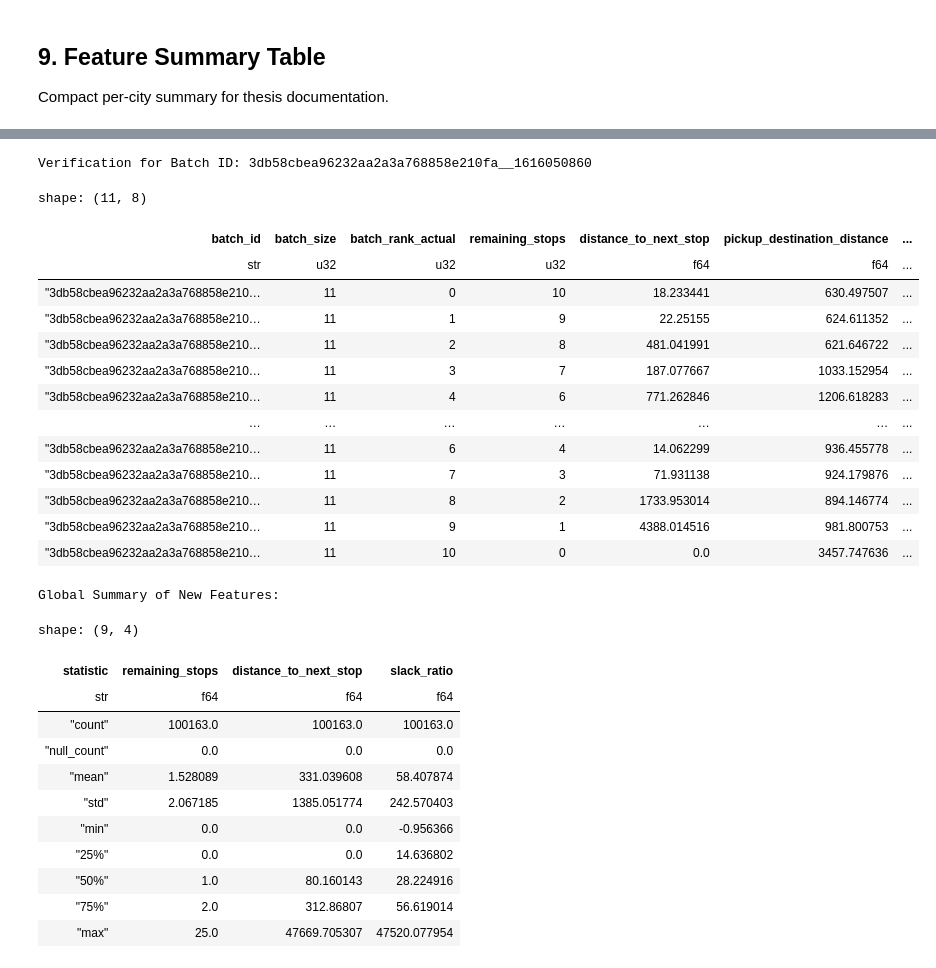
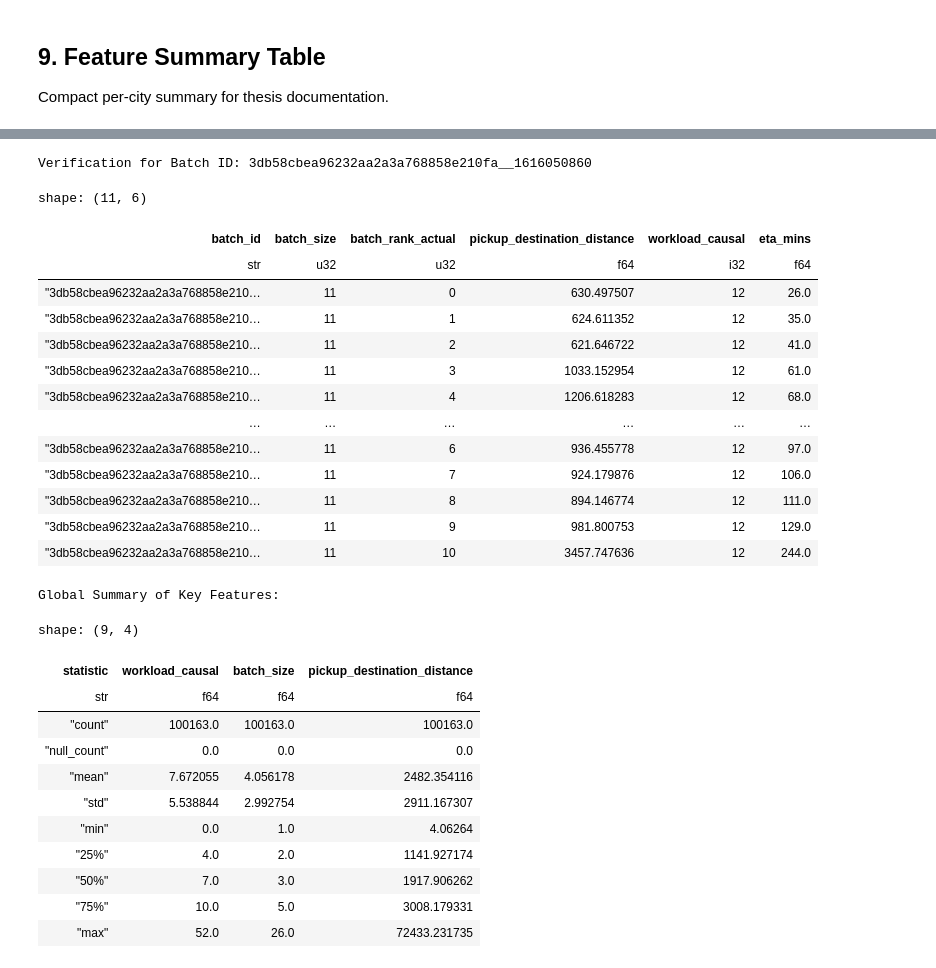
Before and after one commit to aymuos/endgame, a Jupyter notebook: 00_master_feature_creator.ipynb, the cells around one changed output, grey strips where cells are left out. Drawn from its saved outputs; the diff is of its cells as text; code cells hidden in the pictures.

Commit message:
Created using Colab:  delivery level recalculated

```diff
--- a/00_master_feature_creator.ipynb
+++ b/00_master_feature_creator.ipynb
@@ -1929,57 +2015,58 @@ feature_summary(city_results)
 # %%
-# Verify the new features logic for a sample batch
+# Verify the feature logic for a sample batch
 verification_cols = [
     "batch_id",
     "batch_size",
     "batch_rank_actual",
-    "remaining_stops",
-    "distance_to_next_stop",
     "pickup_destination_distance",
-    "slack_ratio",
+    "workload_causal",
     "eta_mins"
 ]
 
-# Filter for a multi-order batch to see the sequence logic
-sample_batch_id = combined.filter(pl.col("batch_size") > 2).get_column("batch_id")[0]
+# Filter for a multi-order batch to see the sequence logic using the latest combined data
+try:
+    sample_batch_id = combined_v4.filter(pl.col("batch_size") > 2).get_column("batch_id")[0]
 
-verification_df = (
-    combined.filter(pl.col("batch_id") == sample_batch_id)
-    .select(verification_cols)
-    .sort("batch_rank_actual")
-)
+    verification_df = (
+        combined_v4.filter(pl.col("batch_id") == sample_batch_id)
+        .select([c for c in verification_cols if c in combined_v4.columns])
+        .sort("batch_rank_actual")
+    )
 
-print(f"Verification for Batch ID: {sample_batch_id}")
-display(verification_df)
+    print(f"Verification for Batch ID: {sample_batch_id}")
+    display(verification_df)
 
-# Summary stats for new features across the whole dataset
-print("\nGlobal Summary of New Features:")
-display(combined.select(["remaining_stops", "distance_to_next_stop", "slack_ratio"]).describe())
+    # Summary stats for key features across the whole dataset
+    print("\nGlobal Summary of Key Features:")
+    display(combined_v4.select(["workload_causal", "batch_size", "pickup_destination_distance"]).describe())
+except Exception as e:
+    print(f"Verification failed: {e}. Ensure combined_v4 is defined and contains batch data.")
 # %% [output]
 Verification for Batch ID: 3db58cbea96232aa2a3a768858e210fa__1616050860
-shape: (11, 8)
+shape: (11, 6)
-| batch_id | batch_size | batch_rank_actual | remaining_stops | distance_to_next_stop | pickup_destination_distance | ... |
-| str | u32 | u32 | u32 | f64 | f64 | ... |
-| "3db58cbea96232aa2a3a768858e210… | 11 | 0 | 10 | 18.233441 | 630.497507 | ... |
-| "3db58cbea96232aa2a3a768858e210… | 11 | 1 | 9 | 22.25155 | 624.611352 | ... |
-| "3db58cbea96232aa2a3a768858e210… | 11 | 2 | 8 | 481.041991 | 621.646722 | ... |
-| "3db58cbea96232aa2a3a768858e210… | 11 | 3 | 7 | 187.077667 | 1033.152954 | ... |
-| "3db58cbea96232aa2a3a768858e210… | 11 | 4 | 6 | 771.262846 | 1206.618283 | ... |
-| … | … | … | … | … | … | ... |
-| "3db58cbea96232aa2a3a768858e210… | 11 | 6 | 4 | 14.062299 | 936.455778 | ... |
-| "3db58cbea96232aa2a3a768858e210… | 11 | 7 | 3 | 71.931138 | 924.179876 | ... |
-| "3db58cbea96232aa2a3a768858e210… | 11 | 8 | 2 | 1733.953014 | 894.146774 | ... |
-| "3db58cbea96232aa2a3a768858e210… | 11 | 9 | 1 | 4388.014516 | 981.800753 | ... |
-| "3db58cbea96232aa2a3a768858e210… | 11 | 10 | 0 | 0.0 | 3457.747636 | ... |
+| batch_id | batch_size | batch_rank_actual | pickup_destination_distance | workload_causal | eta_mins |
+| str | u32 | u32 | f64 | i32 | f64 |
+| "3db58cbea96232aa2a3a768858e210… | 11 | 0 | 630.497507 | 12 | 26.0 |
+| "3db58cbea96232aa2a3a768858e210… | 11 | 1 | 624.611352 | 12 | 35.0 |
+| "3db58cbea96232aa2a3a768858e210… | 11 | 2 | 621.646722 | 12 | 41.0 |
+| "3db58cbea96232aa2a3a768858e210… | 11 | 3 | 1033.152954 | 12 | 61.0 |
+| "3db58cbea96232aa2a3a768858e210… | 11 | 4 | 1206.618283 | 12 | 68.0 |
+| … | … | … | … | … | … |
+| "3db58cbea96232aa2a3a768858e210… | 11 | 6 | 936.455778 | 12 | 97.0 |
+| "3db58cbea96232aa2a3a768858e210… | 11 | 7 | 924.179876 | 12 | 106.0 |
+| "3db58cbea96232aa2a3a768858e210… | 11 | 8 | 894.146774 | 12 | 111.0 |
+| "3db58cbea96232aa2a3a768858e210… | 11 | 9 | 981.800753 | 12 | 129.0 |
+| "3db58cbea96232aa2a3a768858e210… | 11 | 10 | 3457.747636 | 12 | 244.0 |
-Global Summary of New Features:
+Global Summary of Key Features:
 shape: (9, 4)
-| statistic | remaining_stops | distance_to_next_stop | slack_ratio |
+| statistic | workload_causal | batch_size | pickup_destination_distance |
 | str | f64 | f64 | f64 |
 | "count" | 100163.0 | 100163.0 | 100163.0 |
 | "null_count" | 0.0 | 0.0 | 0.0 |
-| "mean" | 1.528089 | 331.039608 | 58.407874 |
-| "std" | 2.067185 | 1385.051774 | 242.570403 |
-| "min" | 0.0 | 0.0 | -0.956366 |
-| "25%" | 0.0 | 0.0 | 14.636802 |
-| "50%" | 1.0 | 80.160143 | 28.224916 |
-| "75%" | 2.0 | 312.86807 | 56.619014 |
-| "max" | 25.0 | 47669.705307 | 47520.077954 |
+| "mean" | 7.672055 | 4.056178 | 2482.354116 |
+| "std" | 5.538844 | 2.992754 | 2911.167307 |
+| "min" | 0.0 | 1.0 | 4.06264 |
+| "25%" | 4.0 | 2.0 | 1141.927174 |
+| "50%" | 7.0 | 3.0 | 1917.906262 |
+| "75%" | 10.0 | 5.0 | 3008.179331 |
+| "max" | 52.0 | 26.0 | 72433.231735 |
```
Also changed, not shown: parts of 18 cells of this notebook.
